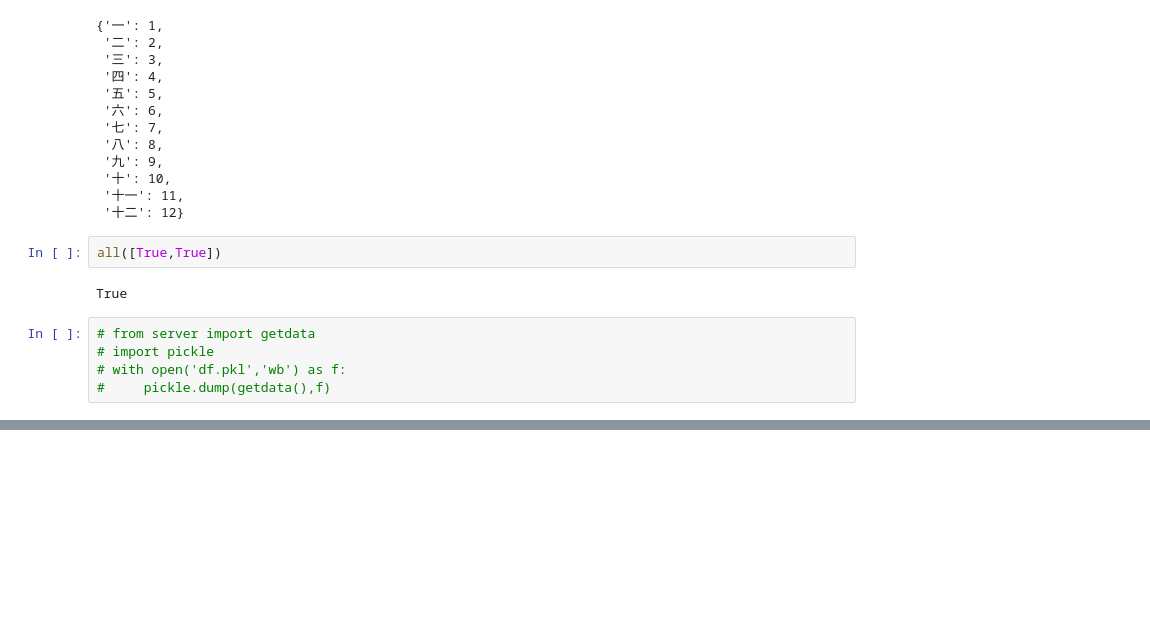
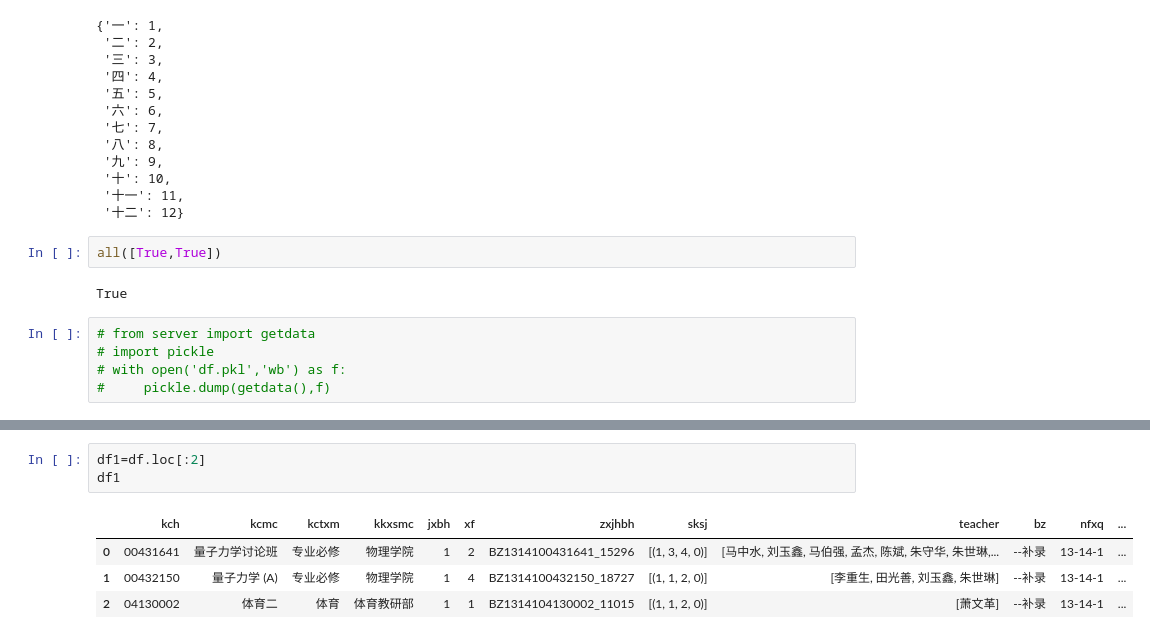
Before and after one commit to XueFengBoyanLiu/didjqwfoqejfhiohqeo, a Jupyter notebook: test.ipynb, the cells around one changed output, grey strips where cells are left out. Saved outputs shown, nothing was run; the diff lists cells and outputs as text; blank space fills up the shorter version.

```diff
--- a/test.ipynb
+++ b/test.ipynb
@@ -216,0 +188,8 @@ kch='00432150'
+# %%
+df1=df.loc[:2]
+df1
+# %% [output]
+|  | kch | kcmc | kctxm | kkxsmc | jxbh | xf | zxjhbh | sksj | teacher | bz | nfxq | ... |
+| 0 | 00431641 | 量子力学讨论班 | 专业必修 | 物理学院 | 1 | 2 | BZ1314100431641_15296 | [(1, 3, 4, 0)] | [马中水, 刘玉鑫, 马伯强, 孟杰, 陈斌, 朱守华, 朱世琳,... | --补录 | 13-14-1 | ... |
+| 1 | 00432150 | 量子力学 (A) | 专业必修 | 物理学院 | 1 | 4 | BZ1314100432150_18727 | [(1, 1, 2, 0)] | [李重生, 田光善, 刘玉鑫, 朱世琳] | --补录 | 13-14-1 | ... |
+| 2 | 04130002 | 体育二 | 体育 | 体育教研部 | 1 | 1 | BZ1314104130002_11015 | [(1, 1, 2, 0)] | [萧文革] | --补录 | 13-14-1 | ... |
```
Also changed, not shown: parts of 6 cells of this notebook, 4 other files.
